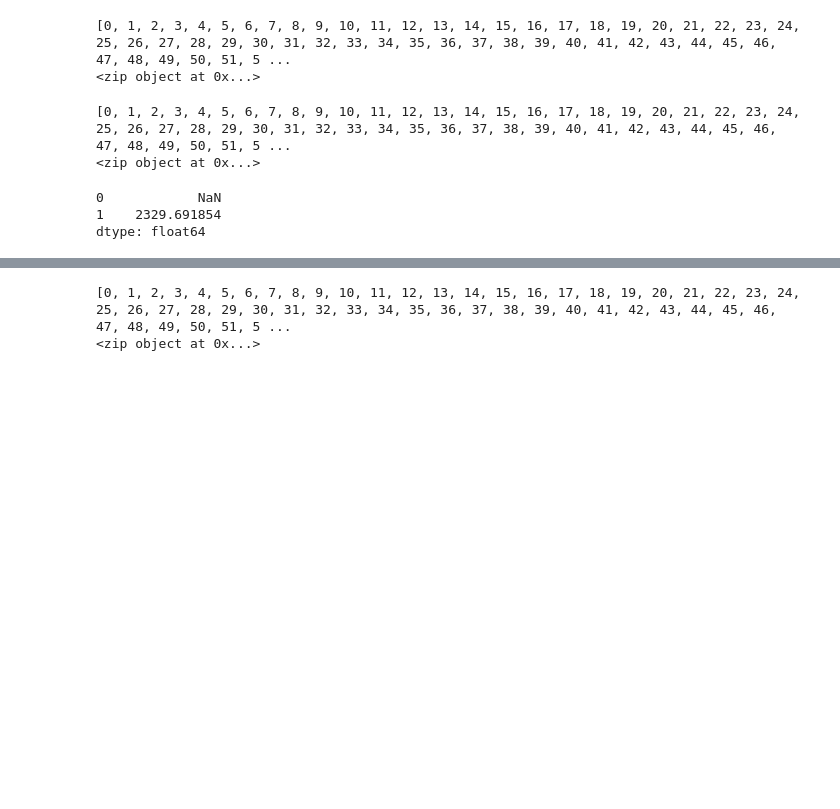
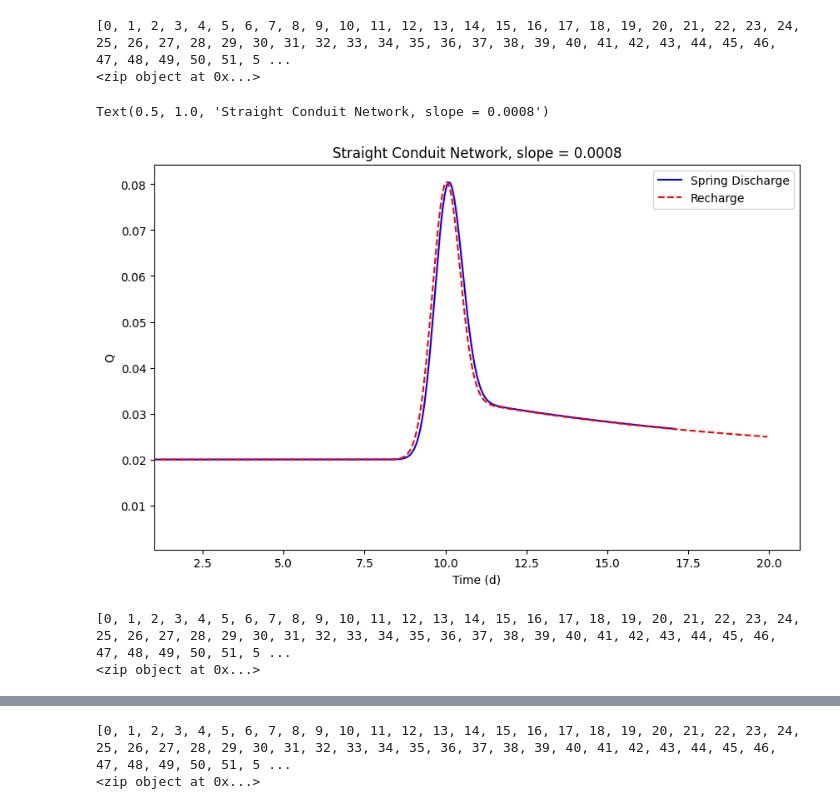
Before and after one commit to jhuang523/UMNBearSpring, a Jupyter notebook: openkarst/steady_state/conduit_geometry_setup.ipynb, the cells around one changed output, grey strips where cells are left out. Drawn from its saved outputs; the diff is of its cells as text; code cells hidden in the pictures; blank space fills up the shorter version.

```diff
--- a/openkarst/steady_state/conduit_geometry_setup.ipynb
+++ b/openkarst/steady_state/conduit_geometry_setup.ipynb
@@ -417,3 +404,13 @@ write_pickle(f"conduit_geometry_test/input_data/init_conditions/{scenario}/{netw
 # %% [markdown]
 # Load Transient Results
+# %%
+def calculate_recharge(inflow_data):
+    total_R = None
+    for inlet, R in inflow_data.items():
+        if total_R is None:
+            total_R = len(inlet) * R['flow']
+        else:
+            total_R += len(inlet) * R['flow']
+    t_r = inflow_data[list(inflow_data.keys())[0]]['time']
+    return total_R, t_r
 # %%
@@ -426,4 +424,23 @@ Q1, y1, t1, spring1 = get_transient_results(results_dir, network_dir)
 # %% [output]
 [0, 1, 2, 3, 4, 5, 6, 7, 8, 9, 10, 11, 12, 13, 14, 15, 16, 17, 18, 19, 20, 21, 22, 23, 24, 25, 26, 27, 28, 29, 30, 31, 32, 33, 34, 35, 36, 37, 38, 39, 40, 41, 42, 43, 44, 45, 46, 47, 48, 49, 50, 51, 5 ...
 <zip object at 0x...>
+# %%
+Q_df1 = pd.DataFrame({'t' : t1, 'Q' : spring1[network1.outlets[0]]})
+Q_df1['t_round'] = Q_df1['t'].round(2)
+Q_df1['dt'] = Q_df1['t'].diff()
+Q_df1['V'] = (0.5 * (Q_df1['Q'] + Q_df1['Q'].shift()) * Q_df1['dt']).cumsum()
+
+r_df1 = pd.DataFrame({'t' : r_t1, 'R' : r1})
+r_df1['dt'] = r_df1['t'].diff()
+r_df1['V'] = (0.5 * (r_df1['R'] + r_df1['R'].shift()) * r_df1['dt']).cumsum()
+# %%
+fig, ax = plt.subplots(figsize = (10,6))
+sns.lineplot(Q_df1, x = Q_df1.t/86400, y = 'Q', color = 'blue', label = 'Spring Discharge')
+sns.lineplot(r_df1, x = r_df1.t/86400, y = 'R', color = 'red', label = 'Recharge', linestyle = '--')
+plt.xlabel("Time (d)")
+plt.xlim(1)
+plt.title("Straight Conduit Network, slope = 0.0008")
+# %% [output]
+Text(0.5, 1.0, 'Straight Conduit Network, slope = 0.0008')
+[figure, added]
 # %%
@@ -436,10 +455,3 @@ Q2, y2, t2, spring2 = get_transient_results(results_dir, network_dir)
 # %% [output]
 [0, 1, 2, 3, 4, 5, 6, 7, 8, 9, 10, 11, 12, 13, 14, 15, 16, 17, 18, 19, 20, 21, 22, 23, 24, 25, 26, 27, 28, 29, 30, 31, 32, 33, 34, 35, 36, 37, 38, 39, 40, 41, 42, 43, 44, 45, 46, 47, 48, 49, 50, 51, 5 ...
 <zip object at 0x...>
-# %%
-temp = network2.nodes[network2.nodes.type != 'junction'][['x', 'y', 'z']].diff()
-(temp.x**2 + temp.y**2 + temp.z**2)**.5
-# %% [output]
-0            NaN
-1    2329.691854
-dtype: float64
```
Also changed, not shown: parts of 25 cells of this notebook, 12 other files.
